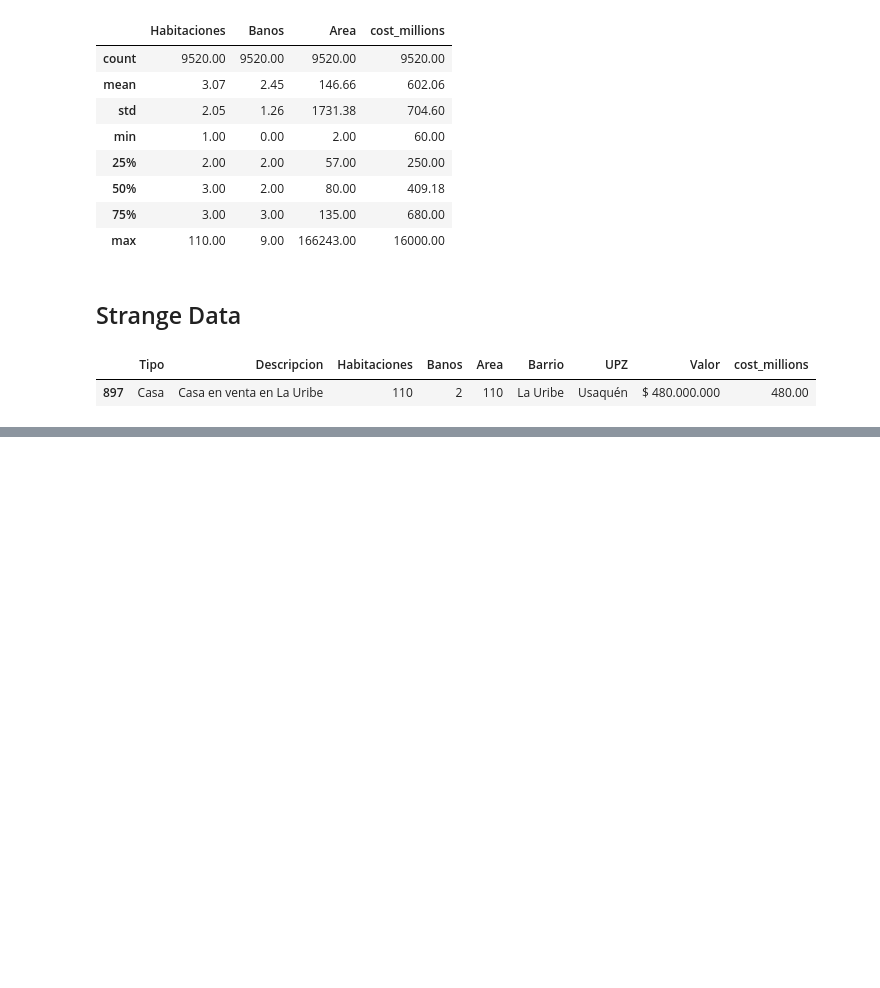
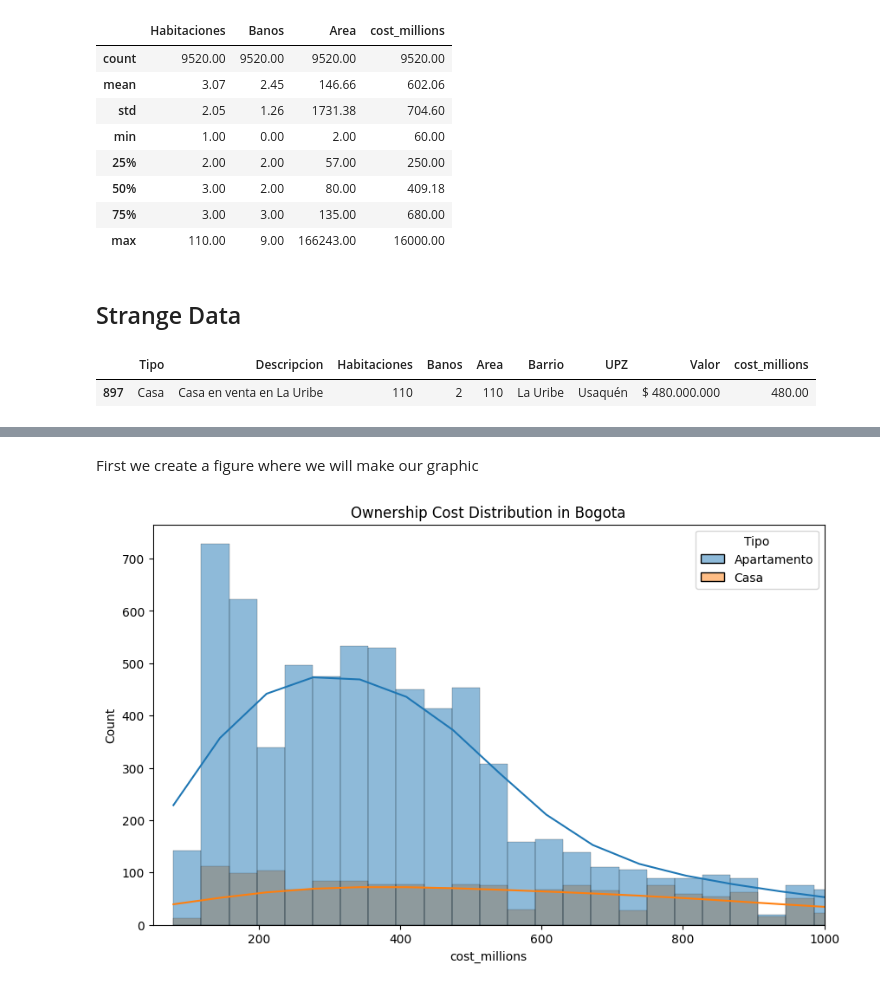
Before and after one commit to EmmanuelMald/Inmersion-datos-Aiura-LATAM, a Jupyter notebook: Day 2/day2.ipynb, the cells around one changed output, grey strips where cells are left out. Cells and saved outputs as stored; diff of their text form; code cells hidden in the pictures; blank space fills up the shorter version.

```diff
--- a/Day 2/day2.ipynb
+++ b/Day 2/day2.ipynb
@@ -160,0 +179,15 @@ data[data.Area == data.Area.min()]
+# %% [markdown]
+First we create a figure where we will make our graphic
+# %%
+plt.figure(figsize=(10,6)) # create ploting space (width, height)
+subset=data[(data.Tipo == "Casa") | (data.Tipo == "Apartamento")]
+subset.head()
+graph=sns.histplot(data=subset, x= "cost_millions", kde=True,hue="Tipo") # kde = kernel density estimate
+#hue = divide x data into different categories that exist in an especific column
+graph.set_title("Ownership Cost Distribution in Bogota") # set title
+plt.xlim((50,1000)) #set x range
+#plt.ylim((0,5))
+# plt.savefig("cost_distribution.png", format = "png") #if we want to save it in another folder, write folder's path
+plt.show()
+# %% [output]
+[figure, added]
```
Also changed, not shown: parts of 5 cells of this notebook, 1 other file.
